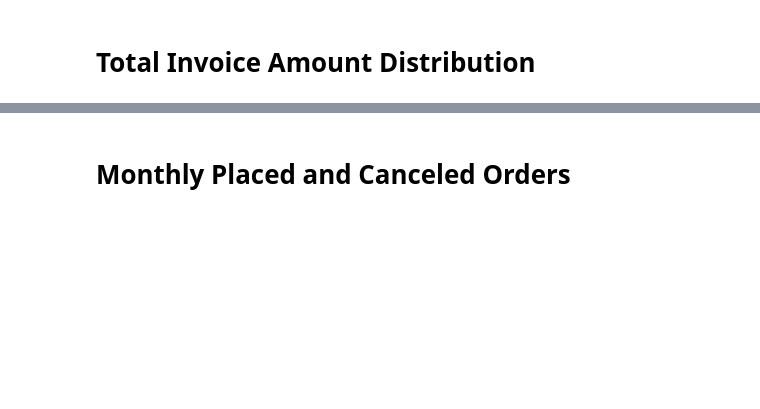
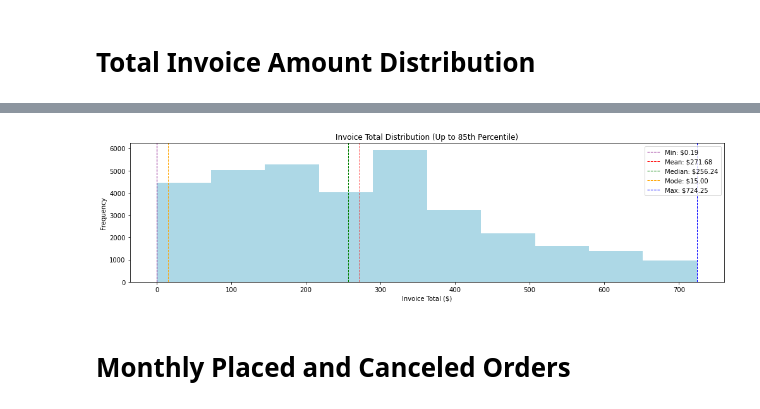
Before and after one commit to jarviscanada/jarvis_data_eng_CurtisLopes, a Jupyter notebook: python_data_analytics/retail_data_analytics_wrangling.ipynb, the cells around one changed output, grey strips where cells are left out. Cells and saved outputs as stored; diff of their text form; code cells hidden in the pictures; blank space fills up the shorter version.

```diff
--- a/python_data_analytics/retail_data_analytics_wrangling.ipynb
+++ b/python_data_analytics/retail_data_analytics_wrangling.ipynb
@@ -140,3 +207,38 @@ retail_df.head()
+# %%
+# Calculate the 85th percentile threshold
+q85 = invoice_totals['invoice_total'].quantile(0.85)
+
+# Filter data to only include values up to the 85th percentile
+filtered_data = invoice_totals[invoice_totals['invoice_total'] <= q85]['invoice_total']
+
+# Recalculate summary stats based on filtered data
+min_val_f = filtered_data.min()
+max_val_f = filtered_data.max()
+mean_val_f = filtered_data.mean()
+median_val_f = filtered_data.median()
+mode_val_f = filtered_data.mode()[0]
+
+# Plot
+fig, ax = plt.subplots(figsize=(14, 4))
+ax.hist(filtered_data, bins=10, color='lightblue')
+
+# Add reference lines
+ax.axvline(min_val_f, color='purple', linestyle='dashed', linewidth=1, label=f"Min: ${min_val_f:.2f}")
+ax.axvline(mean_val_f, color='red', linestyle='dashed', linewidth=1, label=f"Mean: ${mean_val_f:.2f}")
+ax.axvline(median_val_f, color='green', linestyle='dashed', linewidth=1, label=f"Median: ${median_val_f:.2f}")
+ax.axvline(mode_val_f, color='orange', linestyle='dashed', linewidth=1, label=f"Mode: ${mode_val_f:.2f}")
+ax.axvline(max_val_f, color='blue', linestyle='dashed', linewidth=1, label=f"Max: ${max_val_f:.2f}")
+
+# Labels and title
+ax.set_title('Invoice Total Distribution (Up to 85th Percentile)')
+ax.set_xlabel('Invoice Total ($)')
+ax.set_ylabel('Frequency')
+ax.legend()
+
+plt.tight_layout()
+plt.show()
+# %% [output]
+[figure, added]
 # %% [markdown]
 # Monthly Placed and Canceled Orders
 # %% [markdown]
```
Also changed, not shown: parts of 2 cells of this notebook.
